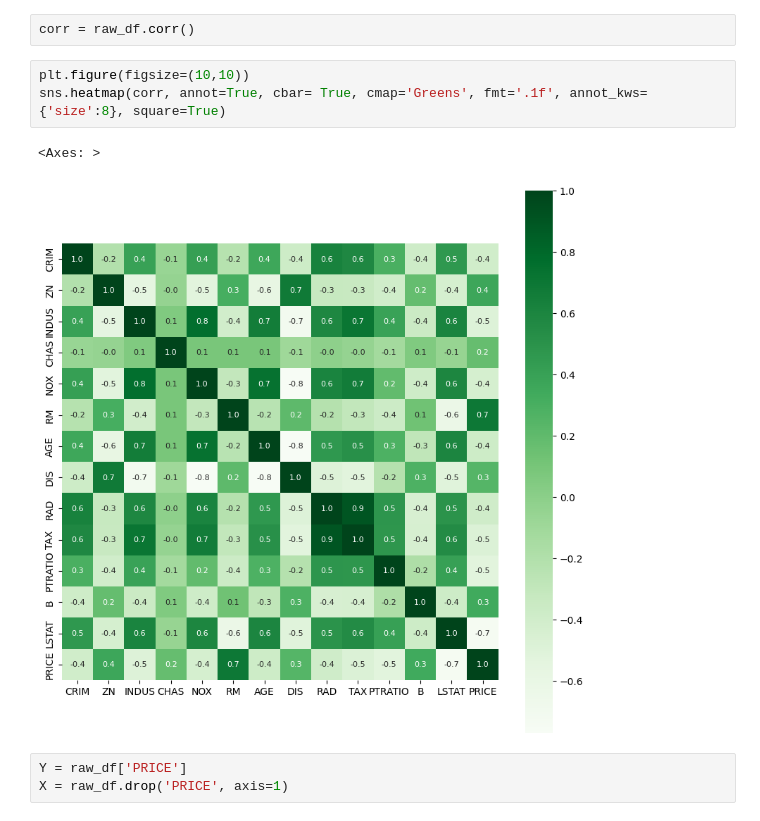
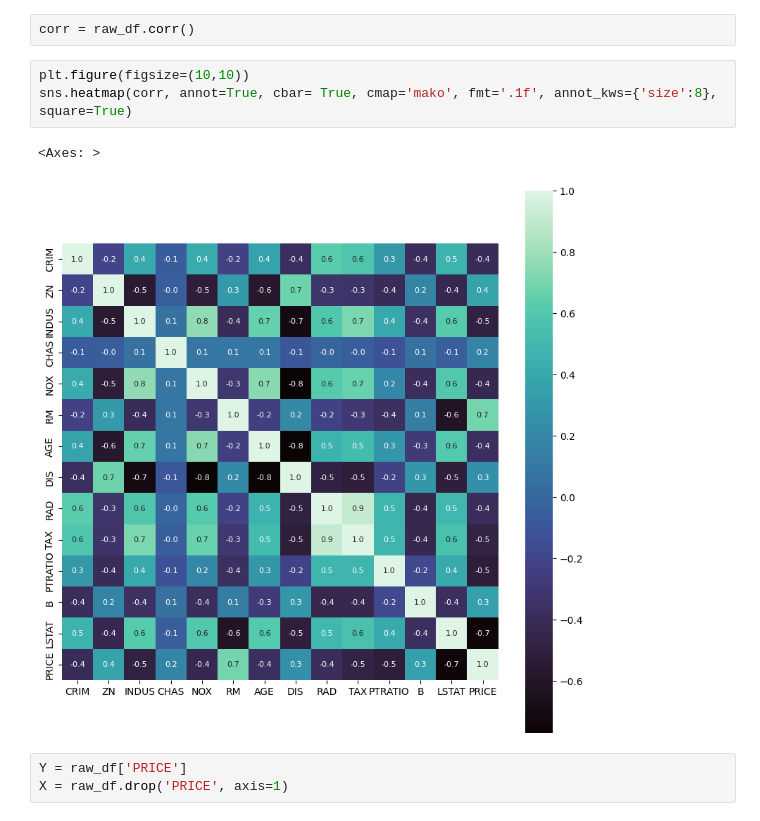
Before and after one commit to SujayVivek/QuantAIVerse, a Jupyter notebook: QuantAIVerse_House_Price_Prediction.ipynb, the cells around one changed output. Saved outputs shown, nothing was run; the diff lists cells and outputs as text.

```diff
--- a/QuantAIVerse_House_Price_Prediction.ipynb
+++ b/QuantAIVerse_House_Price_Prediction.ipynb
@@ -85,10 +85,10 @@ raw_df[raw_df.isnull().any(axis=1)]
 corr = raw_df.corr()
 # %%
 plt.figure(figsize=(10,10))
-sns.heatmap(corr, annot=True, cbar= True, cmap='Greens', fmt='.1f', annot_kws={'size':8}, square=True)
+sns.heatmap(corr, annot=True, cbar= True, cmap='mako', fmt='.1f', annot_kws={'size':8}, square=True)
 # %% [output]
 <Axes: >
-[figure, old version]
+[figure, new version]
 # %%
 Y = raw_df['PRICE']
 X = raw_df.drop('PRICE', axis=1)
```
Also changed, not shown: parts of 7 cells of this notebook.
